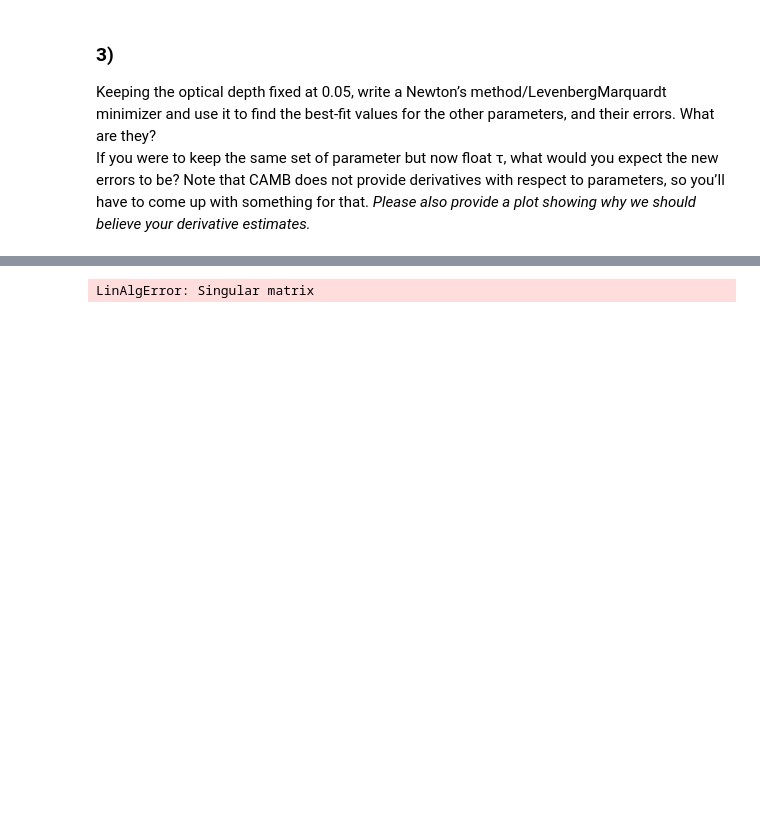
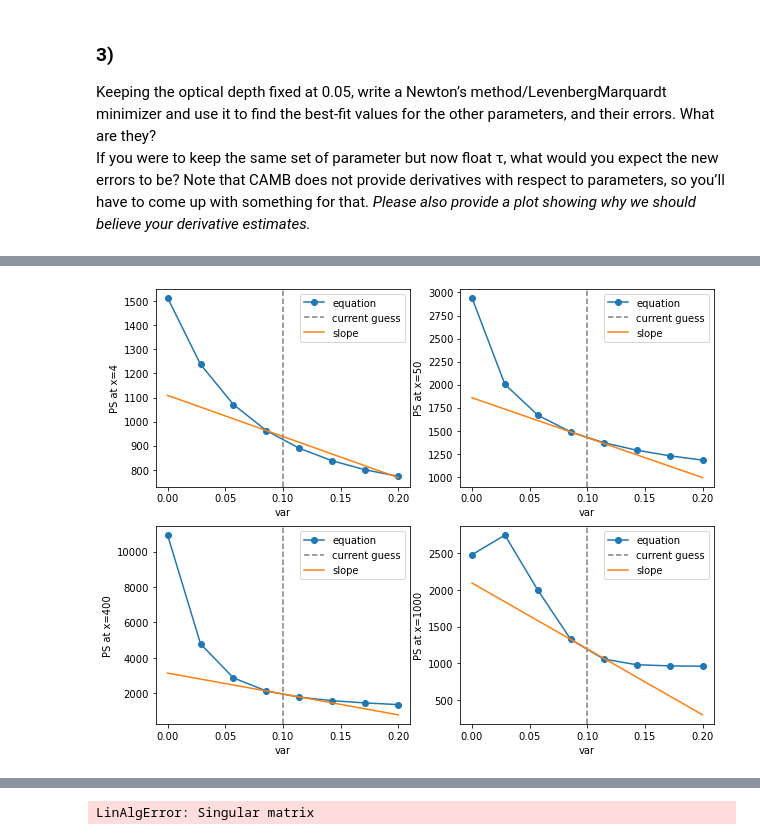
Before and after one commit to eklem1/Phys512_EK, a Jupyter notebook: PS3/TheRestOfPS3.ipynb, the cells around one changed output, grey strips where cells are left out. Cells and saved outputs as stored; diff of their text form; code cells hidden in the pictures; blank space fills up the shorter version.

```diff
--- a/PS3/TheRestOfPS3.ipynb
+++ b/PS3/TheRestOfPS3.ipynb
@@ -84,3 +136,37 @@ plt.show()
+# %%
+pars_guess=np.asarray([65, 0.02, 0.1, 0.05, 2e-9, 0.96])
+x=wmap[:,0]
+
+results = derive(x, pars_guess, 2, 0.05, 0.05, 8)
+
+slope = results[0]
+y = results[1]
+var = results[2]
+# %%
+fig, ax = plt.subplots(2, 2, figsize=(10,8))
+
+axs = ax.flatten()
+current = pars_guess[2]
+
+for i, x in enumerate([4, 50, 400, 1000]):
+
+    #mx + b
+    b = y[3,x] - slope[x]*var[3]
+
+    #dy/dh_0 = y - y_1 / ( h0 - h0_1)
+
+    #dep on x value
+    axs[i].plot(var, y[:,x], label='equation', marker="o")
+    axs[i].set_xlabel("var")
+    axs[i].set_ylabel("PS at x={}".format(x))
+    axs[i].axvline(current, color='grey', ls="--", label="current guess")
+    axs[i].plot(var, slope[x]*var + b, label='slope')
+
+    axs[i].legend()
+
+plt.show()
+# %% [output]
+[figure, added]
 # %%
 #class code for straight forwards newton's method
 def f(x,params):
```
Also changed, not shown: parts of 10 cells of this notebook, 2 other files.
